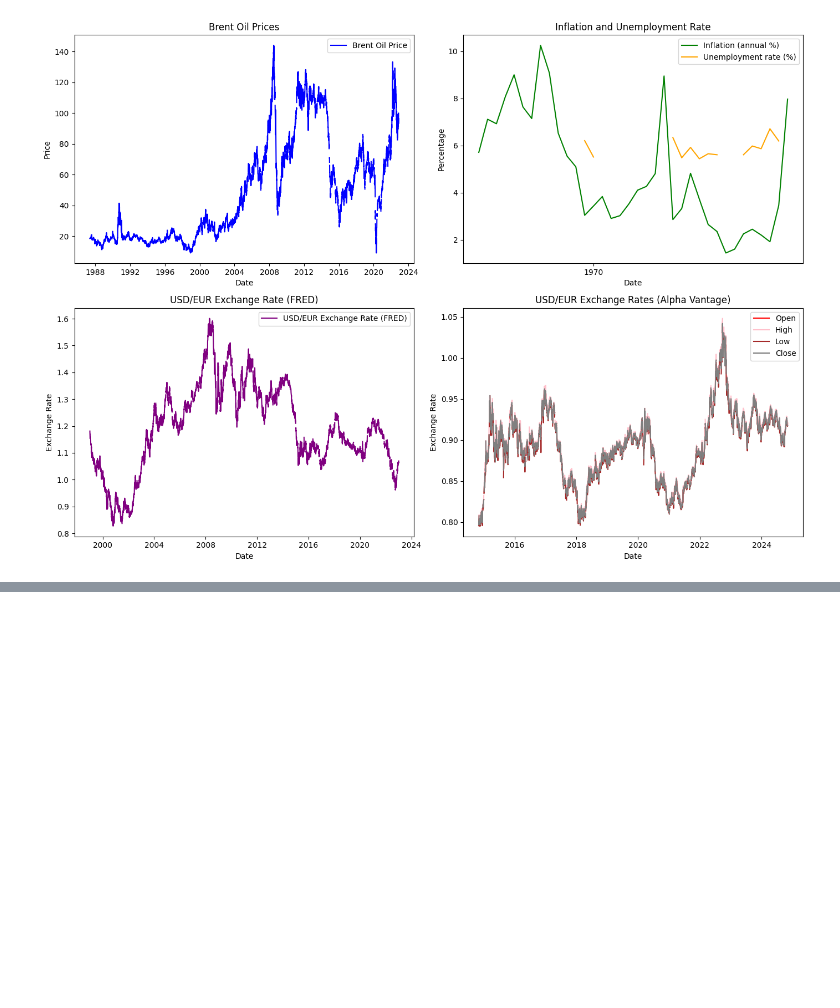
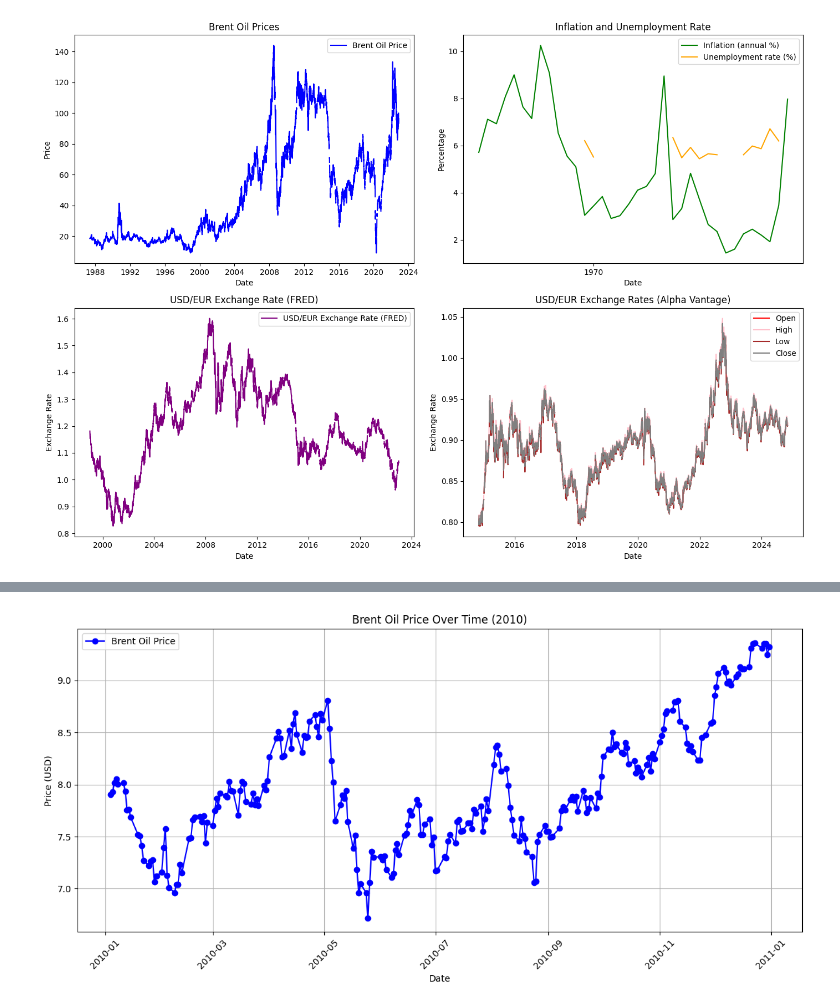
Before and after one commit to Getachew0557/CrudOilPriceForcasting, a Jupyter notebook: notebooks/Factors_Influencing_Oil_Price.ipynb, the cells around one changed output, grey strips where cells are left out. Drawn from its saved outputs; the diff is of its cells as text; code cells hidden in the pictures; blank space fills up the shorter version.

Commit message:
Oil Price forcasting model

```diff
--- a/notebooks/Factors_Influencing_Oil_Price.ipynb
+++ b/notebooks/Factors_Influencing_Oil_Price.ipynb
@@ -346,0 +432,20 @@ finally:
+# %%
+# Convert 'Date' column to datetime
+df['Date'] = pd.to_datetime(df['Date'], format='%Y-%m-%d', errors='coerce')
+
+# Filter data for the year 2010
+df_2010 = df[df['Date'].dt.year == 2010]
+
+# Plot the data
+plt.figure(figsize=(12, 6))
+plt.plot(df_2010['Date'], df_2010['Price']*0.1, label='Brent Oil Price', color='blue', marker='o')
+plt.title("Brent Oil Price Over Time (2010)")
+plt.xlabel("Date")
+plt.ylabel("Price (USD)")
+plt.legend()
+plt.grid(True)
+plt.xticks(rotation=45)
+plt.tight_layout()
+plt.show()
+# %% [output]
+[figure, added]
```
Also changed, not shown: parts of 4 cells of this notebook, 4 other files.
